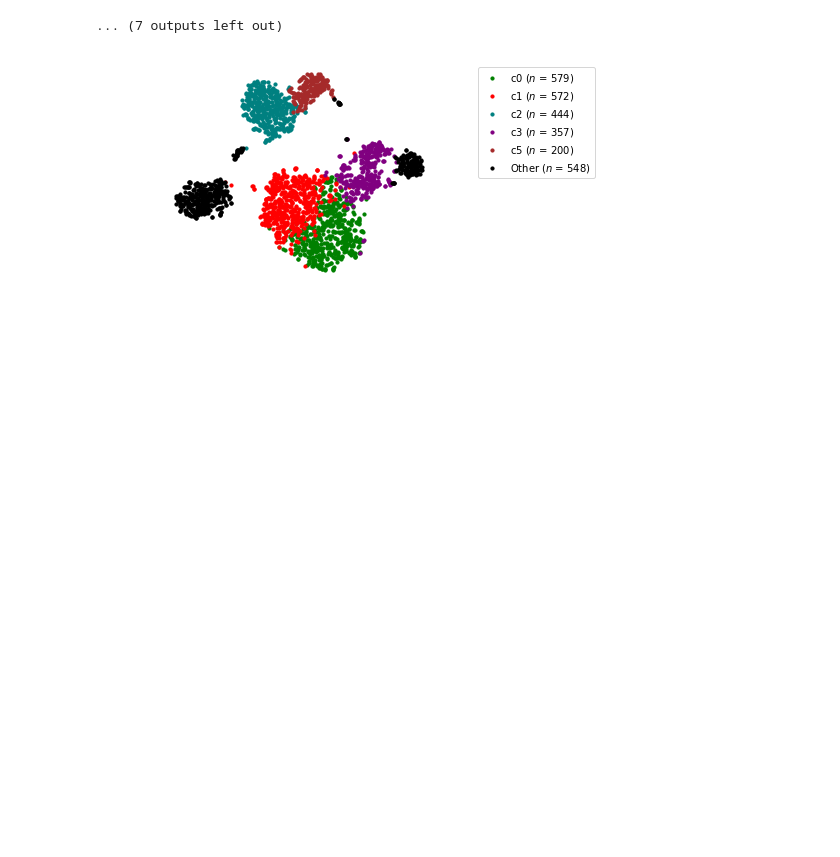
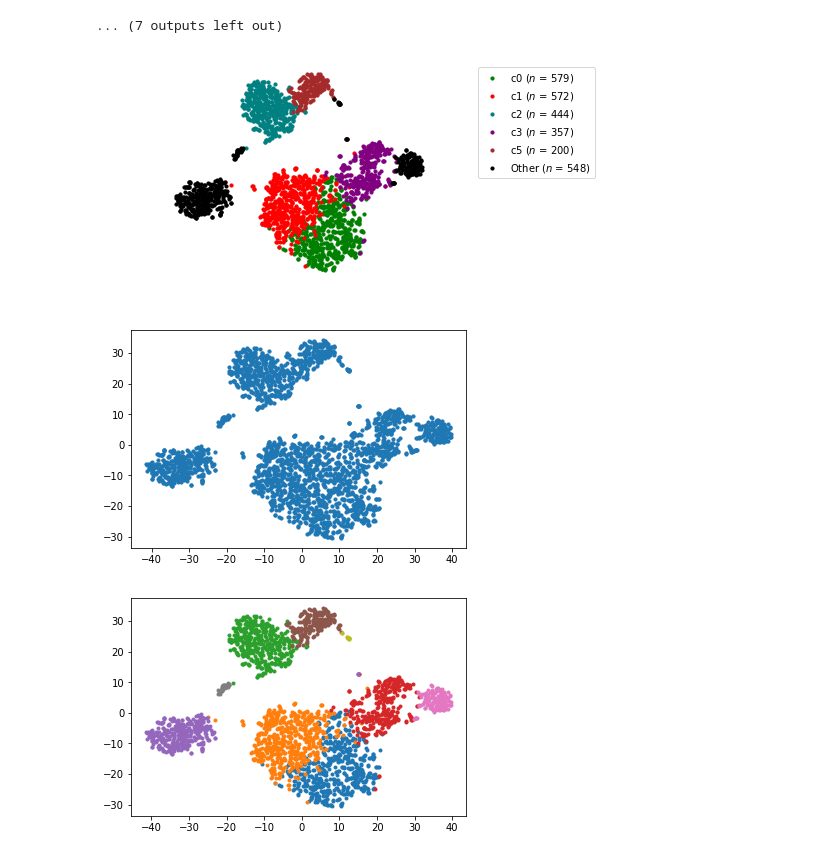
Before and after one commit to jessemzhang/tn_test, a Jupyter notebook: experiments/experiments_pbmc3k.ipynb, the cells around one changed output. Saved outputs shown, nothing was run; the diff lists cells and outputs as text; code cells hidden in the pictures; blank space fills up the shorter version.

```diff
--- a/experiments/experiments_pbmc3k.ipynb
+++ b/experiments/experiments_pbmc3k.ipynb
@@ -528,3 +528,12 @@ plt.savefig('figures/pbmc_tsne_supp.pdf',
 plt.show()
 # %% [output]
 [figure]
+# %%
+plt.scatter(tsne[:, 0], tsne[:, 1], s=10)
+plt.savefig('figures/slides_pbmc_visualization.pdf', format='pdf', dpi=500, bbox_inches='tight')
+plt.figure()
+utils.plot_labels_legend(tsne[:, 0], tsne[:, 1], labels, legend=False)
+plt.savefig('figures/slides_pbmc_visualization_clust.pdf', format='pdf', dpi=500, bbox_inches='tight')
+# %% [output]
+[figure, added]
+[figure, added]
```
Also changed, not shown: parts of 5 cells of this notebook, 5 other files.
